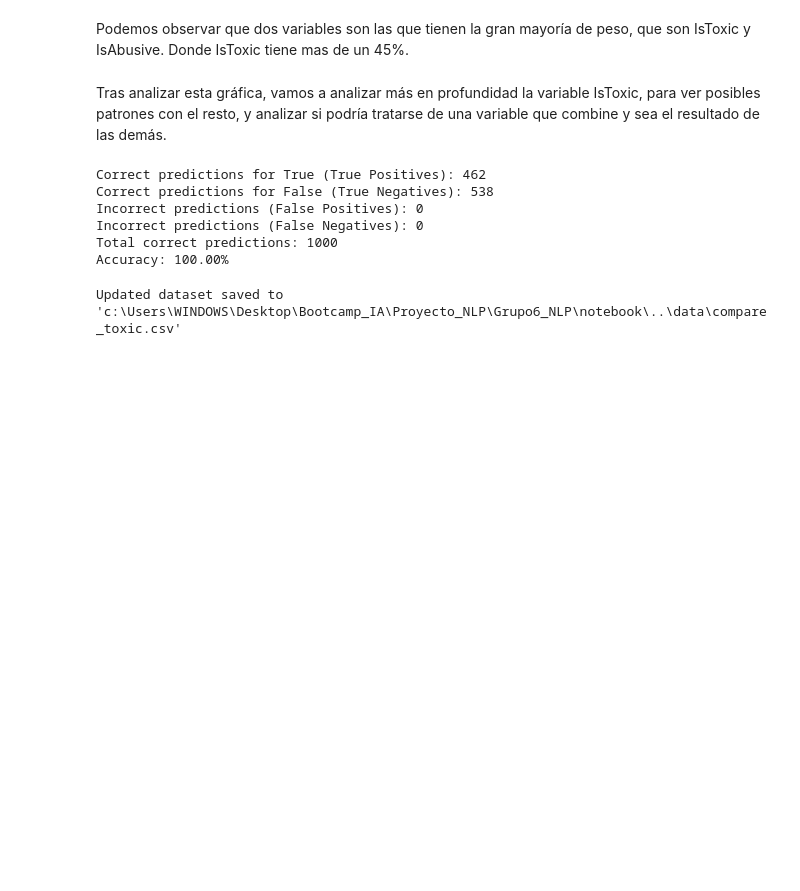
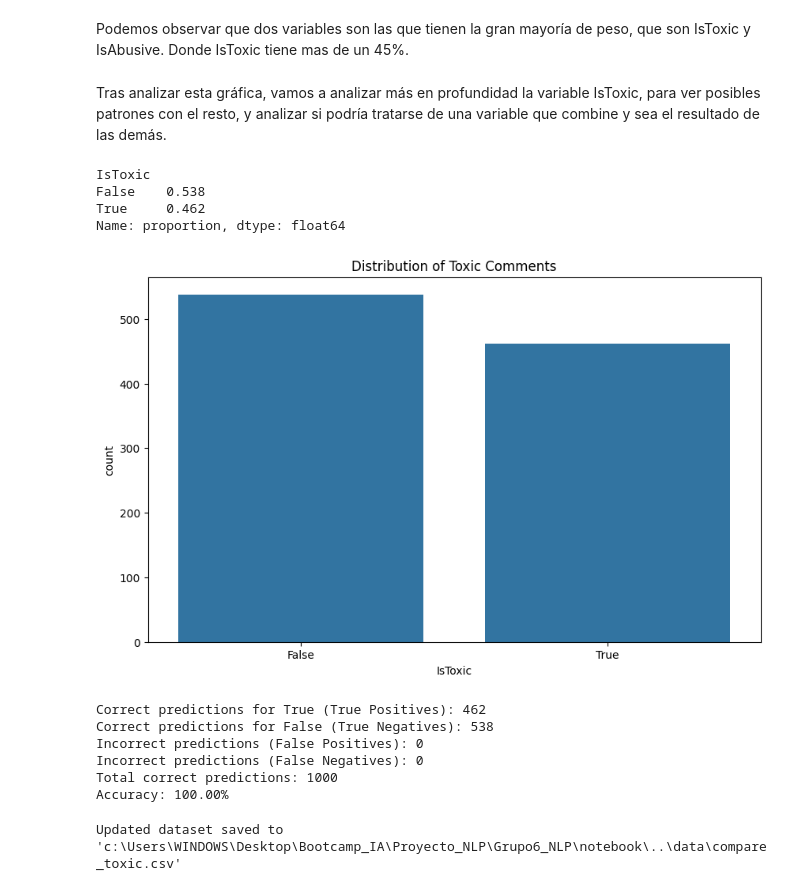
Before and after one commit to AI-School-F5-P3/Grupo6_NLP, a Jupyter notebook: notebook/eda.ipynb, the cells around one changed output. Cells and saved outputs as stored; diff of their text form; code cells hidden in the pictures; blank space fills up the shorter version.

```diff
--- a/notebook/eda.ipynb
+++ b/notebook/eda.ipynb
@@ -72,6 +72,21 @@ plt.show()
 Podemos observar que dos variables son las que tienen la gran mayoría de peso, que son IsToxic y IsAbusive. Donde IsToxic tiene mas de un 45%.
 # %% [markdown]
 Tras analizar esta gráfica, vamos a analizar más en profundidad la variable IsToxic, para ver posibles patrones con el resto, y analizar si podría tratarse de una variable que combine y sea el resultado de las demás.
+# %%
+import seaborn as sns
+print(df['IsToxic'].value_counts(normalize=True))
+
+plt.figure(figsize=(10, 6))
+sns.countplot(x='IsToxic', data=df)
+plt.title('Distribution of Toxic Comments')
+plt.show()
+plt.close()
+# %% [output]
+IsToxic
+False    0.538
+True     0.462
+Name: proportion, dtype: float64
+[figure, added]
 # %%
 # Define toxic columns (excluding IsToxic)
 toxic_columns = ['IsAbusive', 'IsThreat', 'IsProvocative', 'IsObscene', 'IsHatespeech', 'IsRacist', 'IsNationalist', 'IsSexist', 'IsHomophobic', 'IsReligiousHate', 'IsRadicalism']
```
Also changed, not shown: 12 other files.
